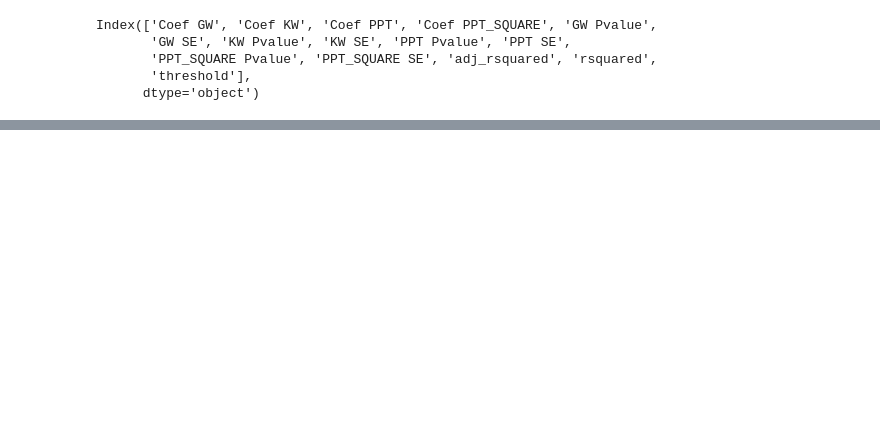
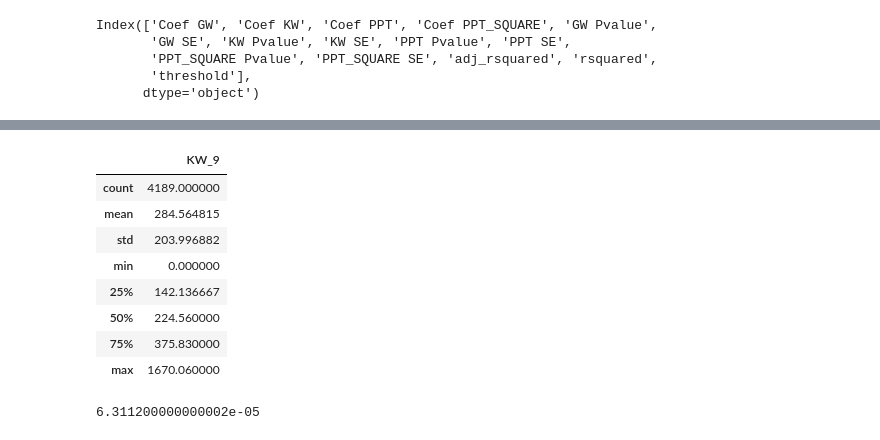
Before and after one commit to Julians42/The_Derecho_Project, a Jupyter notebook: notebooks/KW_Regression.ipynb, the cells around one changed output, grey strips where cells are left out. Drawn from its saved outputs; the diff is of its cells as text; code cells hidden in the pictures; blank space fills up the shorter version.

```diff
--- a/notebooks/KW_Regression.ipynb
+++ b/notebooks/KW_Regression.ipynb
@@ -315,0 +465,16 @@ df_mean[["KW_4","KW_10","KW_15","KW_20"]]
+# %%
+df_mean[["KW_9"]].describe()
+# %% [output]
+|  | KW_9 |
+| count | 4189.000000 |
+| mean | 284.564815 |
+| std | 203.996882 |
+| min | 0.000000 |
+| 25% | 142.136667 |
+| 50% | 224.560000 |
+| 75% | 375.830000 |
+| max | 1670.060000 |
+# %%
+ 1.96 * 3.22*(10**(-5))
+# %% [output]
+6.311200000000002e-05
```
Also changed, not shown: parts of 15 cells of this notebook, 10 other files.
